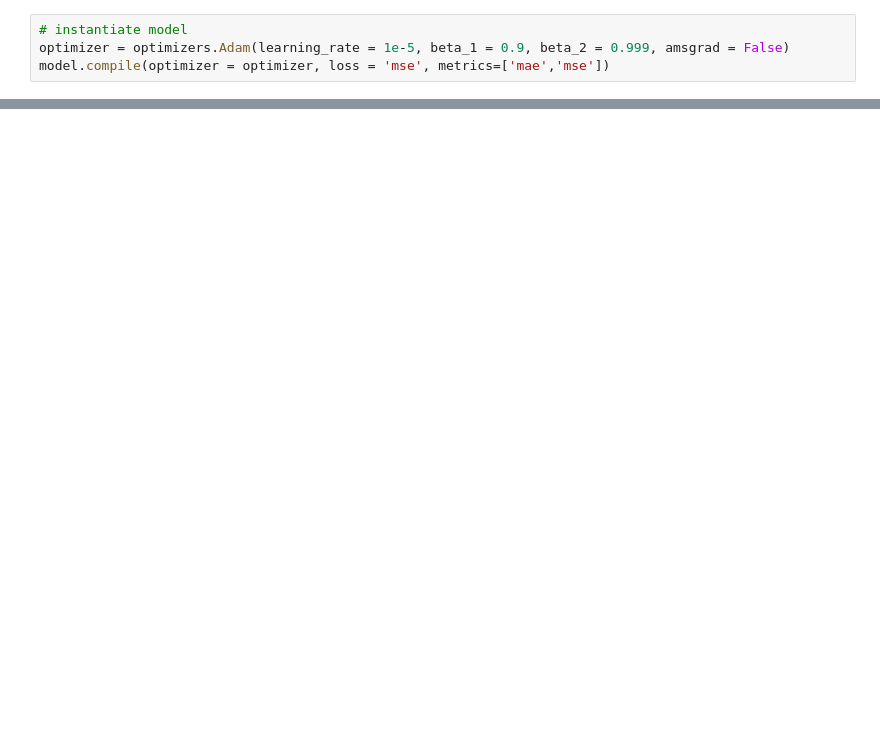
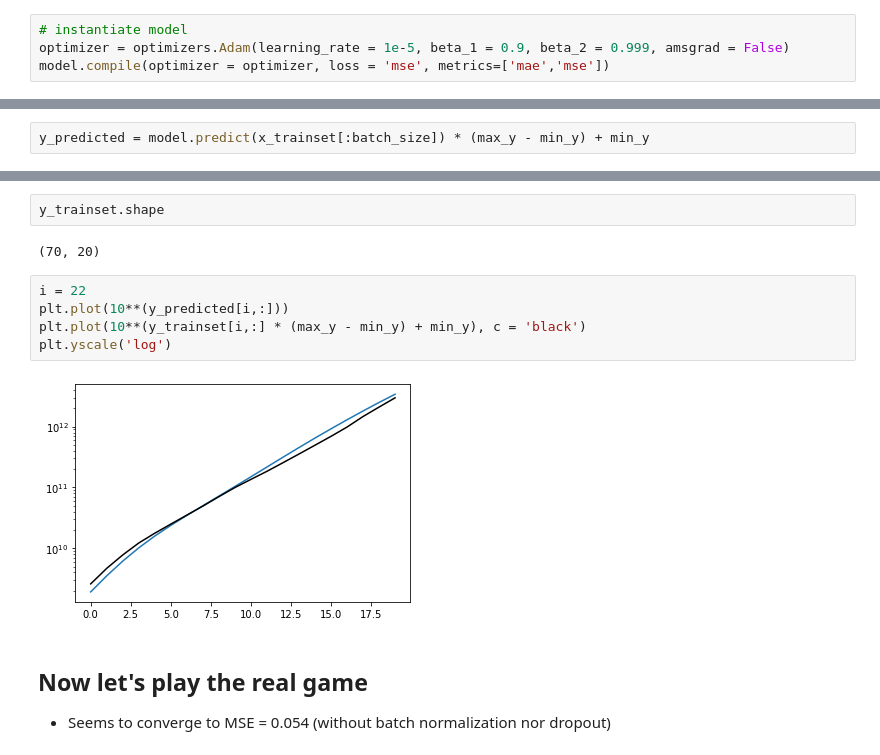
Before and after one commit to Martindelosrios/MaDaMe, a Jupyter notebook: codes/CNNs.ipynb, the cells around one changed output, grey strips where cells are left out. Drawn from its saved outputs; the diff is of its cells as text; blank space fills up the shorter version.

```diff
--- a/codes/CNNs.ipynb
+++ b/codes/CNNs.ipynb
@@ -240,0 +225,2 @@ Epoch 25: val_loss did not improve from inf
+# %%
+y_predicted = model.predict(x_trainset[:batch_size]) * (max_y - min_y) + min_y
@@ -240,0 +229,15 @@ Epoch 25: val_loss did not improve from inf
+# %%
+y_trainset.shape
+# %% [output]
+(70, 20)
+# %%
+i = 22
+plt.plot(10**(y_predicted[i,:]))
+plt.plot(10**(y_trainset[i,:] * (max_y - min_y) + min_y), c = 'black')
+plt.yscale('log')
+# %% [output]
+[figure, added]
+# %% [markdown]
+## Now let's play the real game
+
+* Seems to converge to MSE = 0.054 (without batch normalization nor dropout)
```
Also changed, not shown: parts of 22 cells of this notebook.
